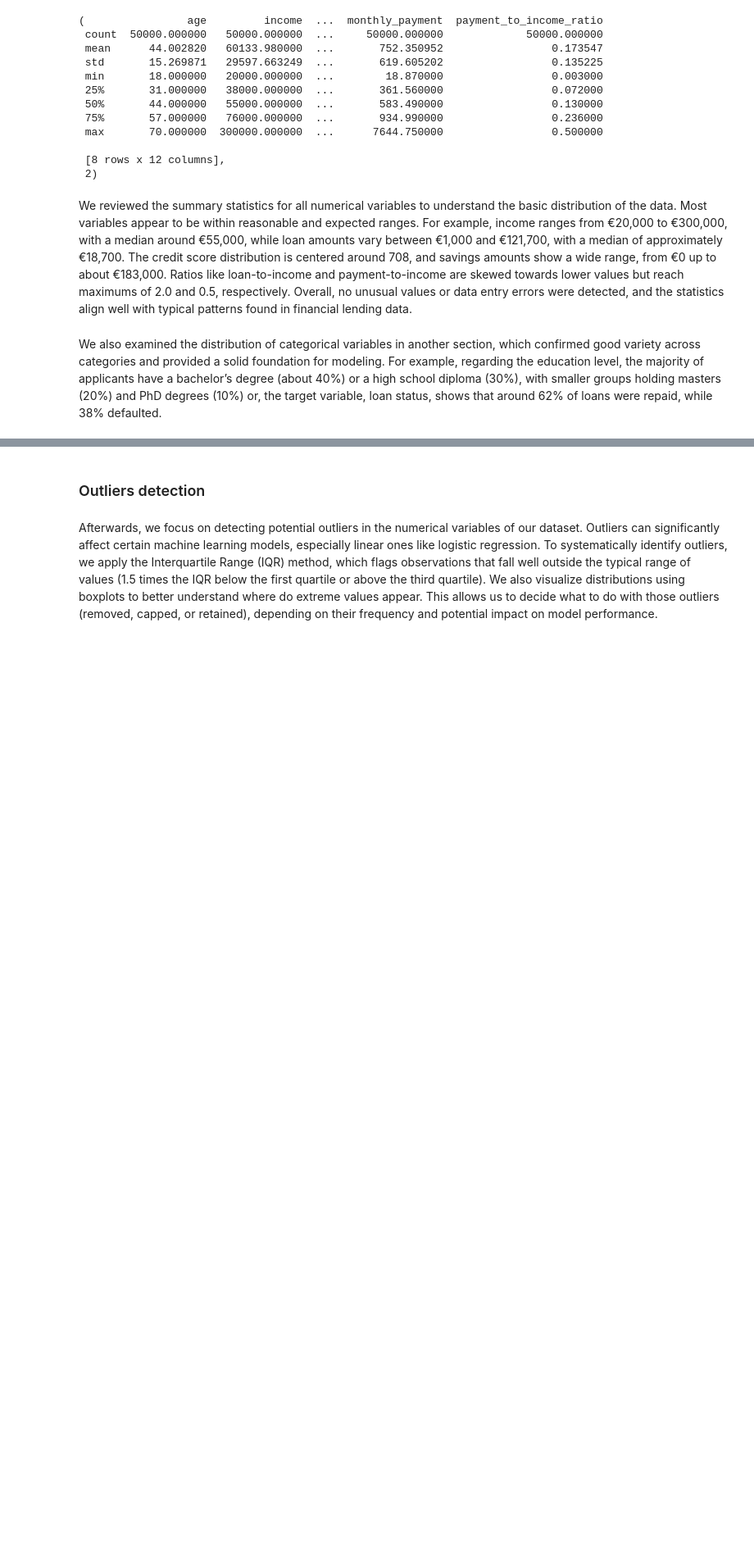
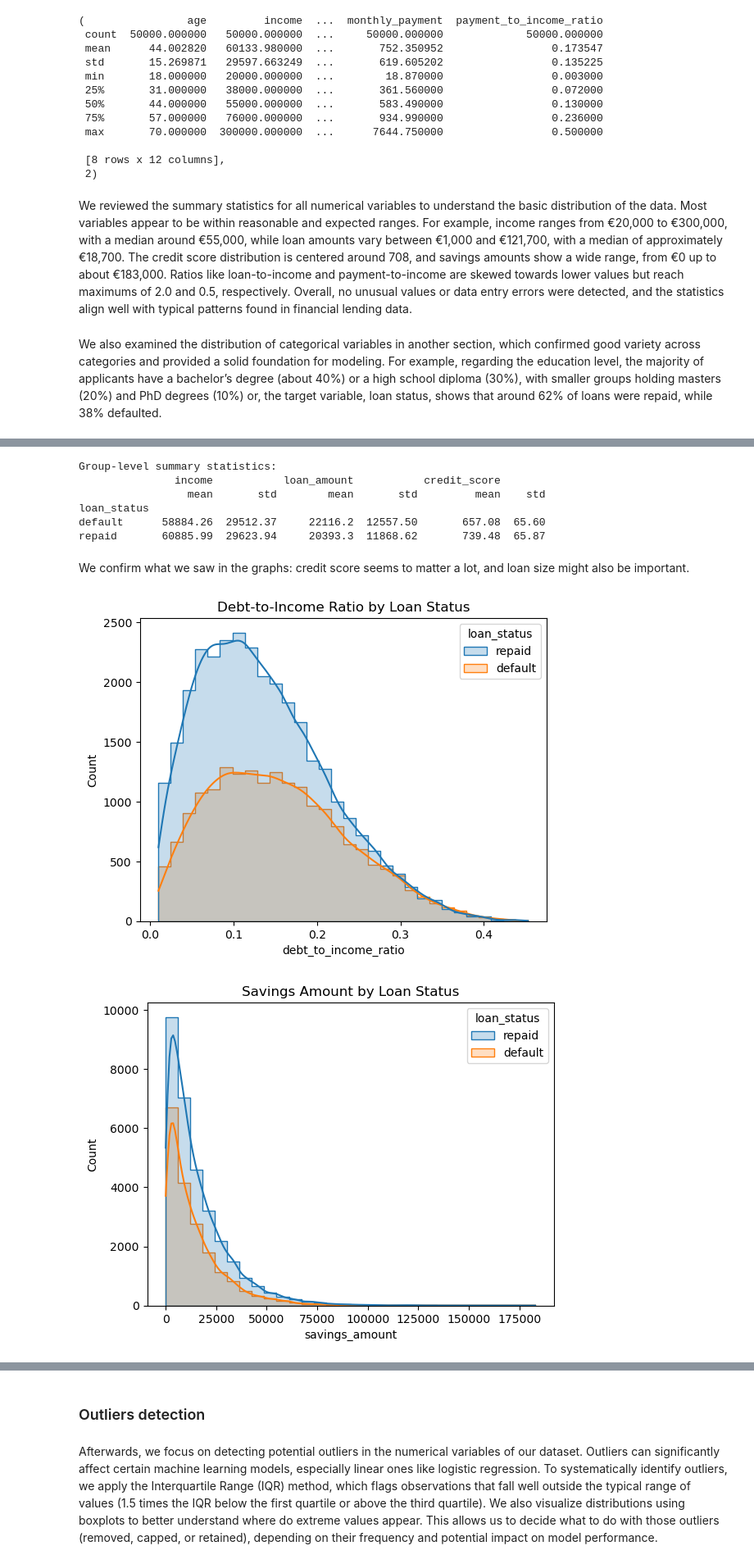
Before and after one commit to PrometisLab/coding-challenge-data-gov-fintech, a Jupyter notebook: code.ipynb, the cells around one changed output, grey strips where cells are left out. Shown at 82% size. Cells and saved outputs as stored; diff of their text form; code cells hidden in the pictures; blank space fills up the shorter version.

```diff
--- a/code.ipynb
+++ b/code.ipynb
@@ -142,0 +174,33 @@ We also examined the distribution of categorical variables in another section, w
+# %%
+vars_to_compare = ['income', 'loan_amount', 'credit_score']
+
+grouped_stats = df_clean.groupby('loan_status')[vars_to_compare].agg(['mean', 'std']).round(2)
+print("\nGroup-level summary statistics:")
+print(grouped_stats)
+# %% [output]
+Group-level summary statistics:
+               income           loan_amount           credit_score
+                 mean       std        mean       std         mean    std
+loan_status
+default      58884.26  29512.37     22116.2  12557.50       657.08  65.60
+repaid       60885.99  29623.94     20393.3  11868.62       739.48  65.87
+# %% [markdown]
+We confirm what we saw in the graphs: credit score seems to matter a lot, and loan size might also be important.
+# %%
+# Debt-to-income ratio
+sns.histplot(data=df_clean, x='debt_to_income_ratio', hue='loan_status', bins=30, kde=True, element="step")
+plt.title("Debt-to-Income Ratio by Loan Status")
+plt.show()
+
+# Savings amount
+sns.histplot(data=df_clean, x='savings_amount', hue='loan_status', bins=30, kde=True, element="step")
+plt.title("Savings Amount by Loan Status")
+plt.show()
+
+# Employment length
+sns.histplot(data=df_clean, x='employment_length_years', hue='loan_status', bins=30, kde=True, element="step")
+plt.title("Employment Length (Years) by Loan Status")
+plt.show()
+# %% [output]
+[figure, added]
+[figure, added]
```
Also changed, not shown: parts of 50 cells of this notebook.
